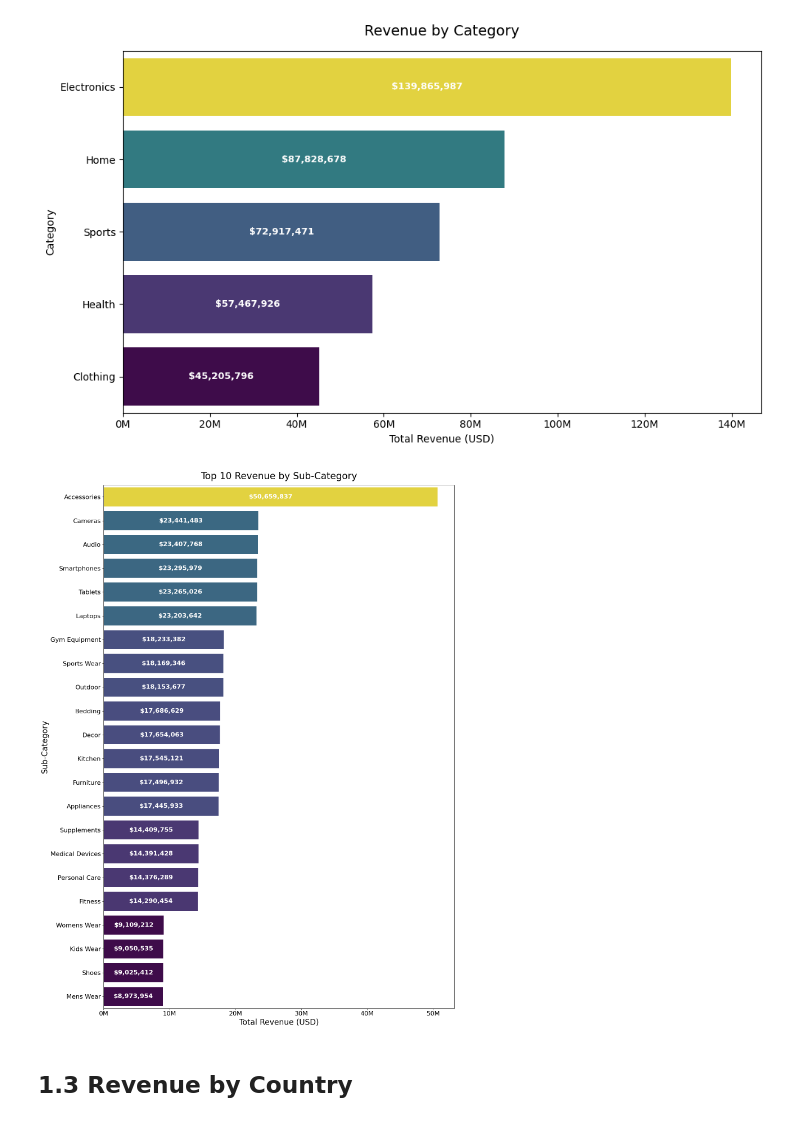
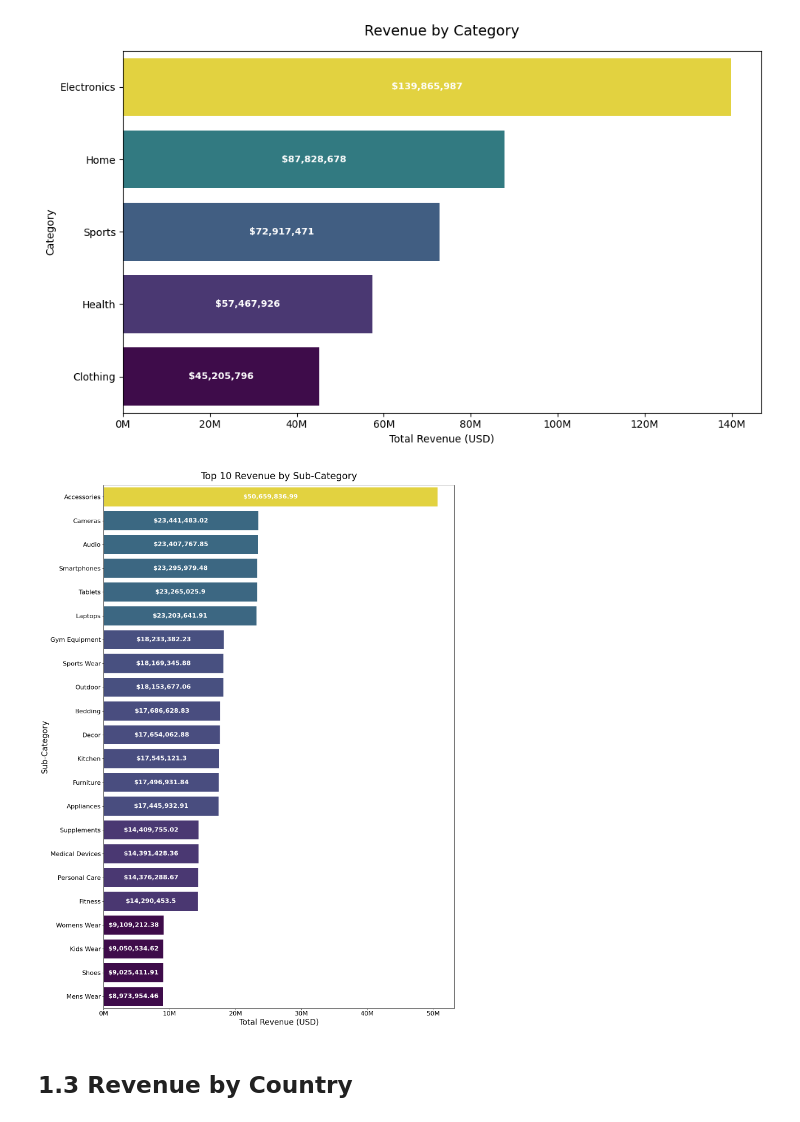
Before and after one commit to judiellegaspina/Ecommerce-EDA-and-Sales-Prediction, a Jupyter notebook: 05_Sales_Analysis.ipynb, the cells around one changed output. Saved outputs shown, nothing was run; the diff lists cells and outputs as text; code cells hidden in the pictures.

```diff
--- a/05_Sales_Analysis.ipynb
+++ b/05_Sales_Analysis.ipynb
@@ -303,34 +303,34 @@ plt.figure(figsize=(15, 20))
 
 ax = sns.barplot(
     data=subcategory_revenue,
     x='revenue_usd',
     y='sub_category',
     palette='viridis',
     orient='h',
     hue='revenue_usd',
     legend=False
 )
 
 
 for container in ax.containers:
     ax.bar_label(
         container,
-        labels=[f'${v:,.0f}' for v in container.datavalues],
+        labels=[f'${v:,}' for v in container.datavalues],
         label_type='center',
         color='white',
         fontsize=16,
         fontweight='bold'
     )
 
 plt.title('Top 10 Revenue by Sub-Category', fontsize=24, pad=15)
 plt.xlabel('Total Revenue (USD)', fontsize=20)
 plt.ylabel('Sub-Category', fontsize=20)
 plt.xticks(fontsize=16)
 plt.yticks(fontsize=16)
 plt.gca().xaxis.set_major_formatter(plt.FuncFormatter(lambda x, _: f'{x/1e6:.0f}M'))
 plt.tight_layout()
 plt.show()
 # %% [output]
-[figure, old version]
+[figure, new version]
 # %% [markdown]
 ## 1.3 Revenue by Country
```
Also changed, not shown: parts of 3 cells of this notebook.
